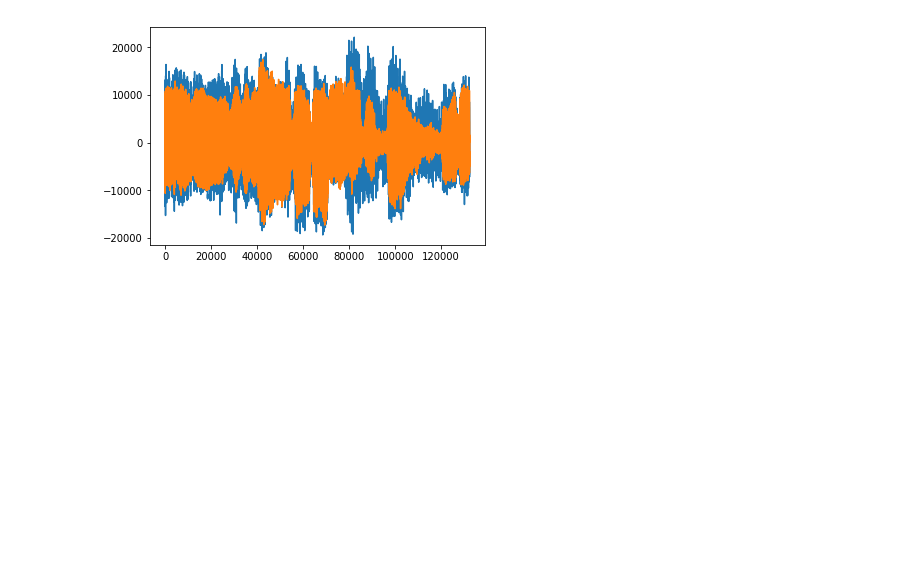
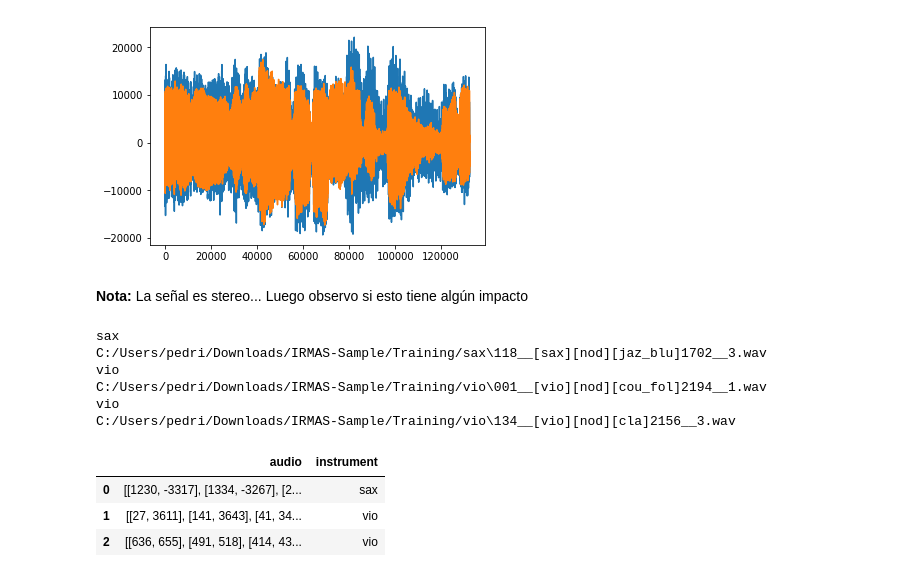
Before and after one commit to pedrini210/instrument-recognition, a Jupyter notebook: Instrument Recognition.ipynb, the cells around one changed output. Drawn from its saved outputs; the diff is of its cells as text; code cells hidden in the pictures; blank space fills up the shorter version.

Commit message:
Dataset loaded! Very naive, but loaded

```diff
--- a/Instrument Recognition.ipynb
+++ b/Instrument Recognition.ipynb
@@ -41,3 +43,45 @@ plt.plot(data)
 plt.show()
 # %% [output]
 [figure]
+# %% [markdown]
+**Nota:** La señal es stereo... Luego observo si esto tiene algún impacto
+# %%
+# Probando la lectura de varios archivos
+
+base_directory = "C:/Users/pedri/Downloads/IRMAS-Sample/Training/"
+
+for path, dirs, files in os.walk(base_directory):
+    for filename in files:
+        s = path.split("/")[-1]
+        print(s)
+        print(os.path.join(path, filename))
+# %% [output]
+sax
+C:/Users/pedri/Downloads/IRMAS-Sample/Training/sax\118__[sax][nod][jaz_blu]1702__3.wav
+vio
+C:/Users/pedri/Downloads/IRMAS-Sample/Training/vio\001__[vio][nod][cou_fol]2194__1.wav
+vio
+C:/Users/pedri/Downloads/IRMAS-Sample/Training/vio\134__[vio][nod][cla]2156__3.wav
+# %%
+# Preparar el dataset
+start_dir = "C:/Users/pedri/Downloads/IRMAS-Sample/Training/"
+
+dataset = list()
+
+for path, dirs, files in os.walk(start_dir):
+    for filename in files:
+        row = dict()
+        instrument = path.split("/")[-1]
+        rate, audio_signal = wav.read(os.path.join(path, filename))
+        row["instrument"] = instrument
+        row["audio"] = audio_signal
+        dataset.append(row)
+
+training_data = pd.DataFrame(dataset)
+# %%
+training_data
+# %% [output]
+|  | audio | instrument |
+| 0 | [[1230, -3317], [1334, -3267], [2... | sax |
+| 1 | [[27, 3611], [141, 3643], [41, 34... | vio |
+| 2 | [[636, 655], [491, 518], [414, 43... | vio |
```
Also changed, not shown: parts of 3 cells of this notebook.
